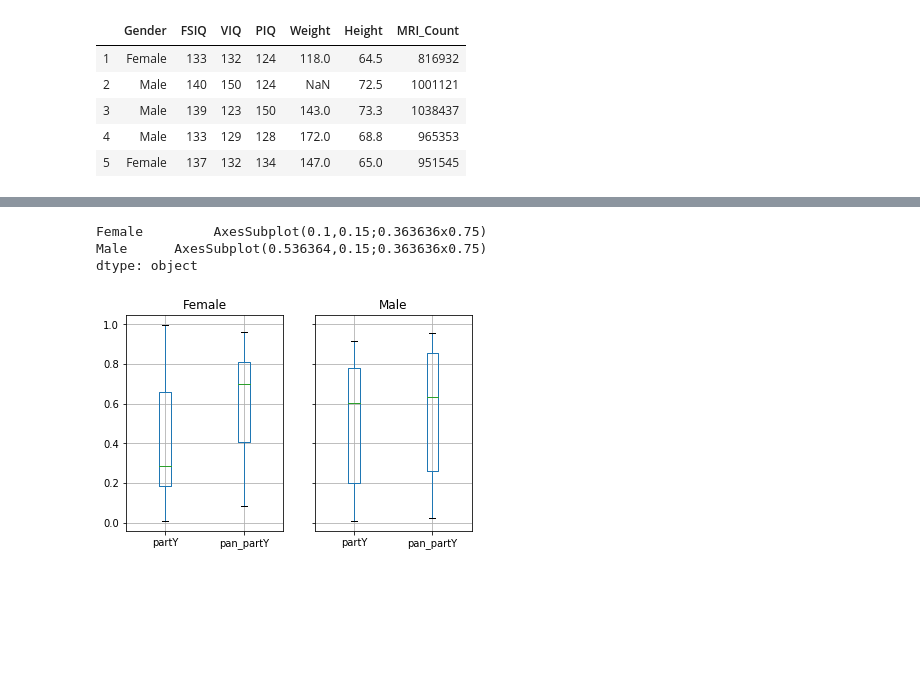
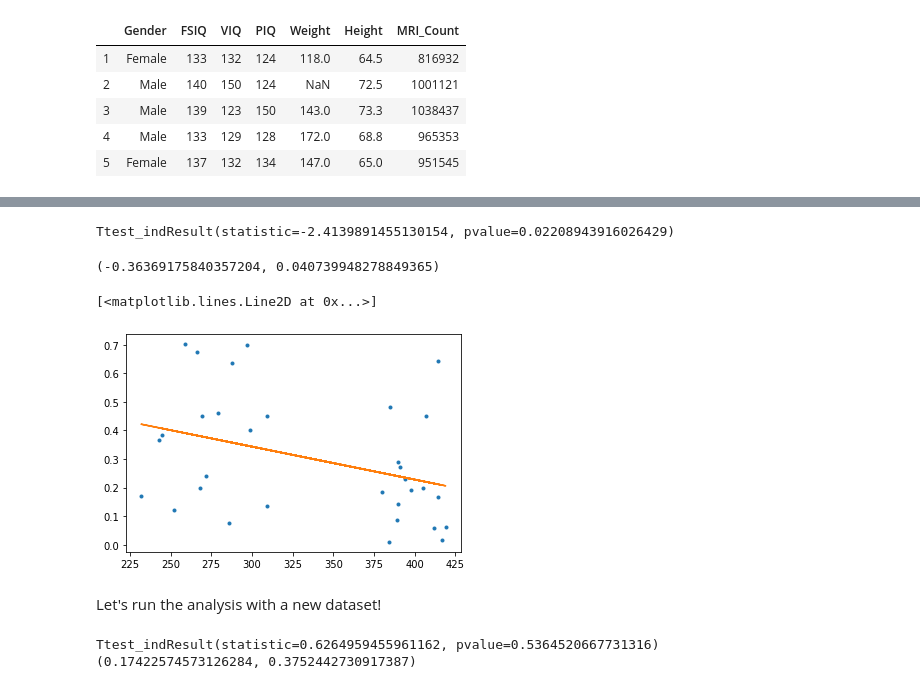
Before and after one commit to johnaldmcfist/Ducharme-D-QLSC612, a Jupyter notebook: practical/myanalysis.ipynb, the cells around one changed output, grey strips where cells are left out. Cells and saved outputs as stored; diff of their text form; code cells hidden in the pictures; blank space fills up the shorter version.

Commit message:
Updated analysis v1

```diff
--- a/practical/myanalysis.ipynb
+++ b/practical/myanalysis.ipynb
@@ -106,7 +89,54 @@ data.boxplot(column=['partY', 'pan_partY'])
-# %%
-data.groupby(['Gender']).boxplot(column=['partY', 'pan_partY'])
-# %% [output]
-Female         AxesSubplot(0.1,0.15;0.363636x0.75)
-Male      AxesSubplot(0.536364,0.15;0.363636x0.75)
-dtype: object
-[figure, removed]
+# %%
+#Group IQ together and divide into 2 groups, smart and less smart. We hypothesize that people who score lower on IQ tests tend to score higher on the partY.
+data['smarts_compounded'] = data['FSIQ'] + data['PIQ'] + data['VIQ']
+smart_cat = []
+for x in data['smarts_compounded']:
+    if x > 350:
+        smart_cat.append('Smart')
+    else:
+        smart_cat.append('Less Smart')
+data['Smarts'] = smart_cat
+data['Smarts'].astype('category')
+
+#Remove outliers
+partY = data['partY']
+removed_outliers = partY.between(partY.quantile(.00), partY.quantile(.80))
+index_names = data[~removed_outliers].index
+data.drop(index_names, inplace=True)
+# %%
+#T-Test
+smart_partY = data[data['Smarts'] == 'Smart']['partY']
+less_smart_partY = data[data['Smarts'] == 'Less Smart']['partY']
+ttest = stats.ttest_ind(smart_partY, less_smart_partY)
+print(ttest)
+# %% [output]
+Ttest_indResult(statistic=-2.4139891455130154, pvalue=0.02208943916026429)
+# %%
+#Correlation
+corr = stats.pearsonr(data['smarts_compounded'], data['partY'])
+print(corr)
+# %% [output]
+(-0.36369175840357204, 0.040739948278849365)
+# %%
+b, m = polyfit(data['smarts_compounded'], data['partY'], 1)
+plt.plot(data['smarts_compounded'], data['partY'], '.')
+plt.plot(data['smarts_compounded'], b + m * data['smarts_compounded'], '-')
+# %% [output]
+[<matplotlib.lines.Line2D at 0x...>]
+[figure, added]
+# %% [markdown]
+Let's run the analysis with a new dataset!
+# %%
+partY2 = data['partY2']
+removed_outliers = partY2.between(partY2.quantile(.00), partY2.quantile(.88))
+index_names = data[~removed_outliers].index
+data.drop(index_names, inplace=True)
+smart_partY = data[data['Smarts'] == 'Smart']['partY2']
+less_smart_partY = data[data['Smarts'] == 'Less Smart']['partY2']
+results = stats.ttest_ind(smart_partY, less_smart_partY)
+print(results)
+corr = stats.pearsonr(data['smarts_compounded'], data['partY2'])
+print(corr)
+# %% [output]
+Ttest_indResult(statistic=0.6264959455961162, pvalue=0.5364520667731316)
+(0.17422574573126284, 0.3752442730917387)
```
Also changed, not shown: parts of 9 cells of this notebook.
